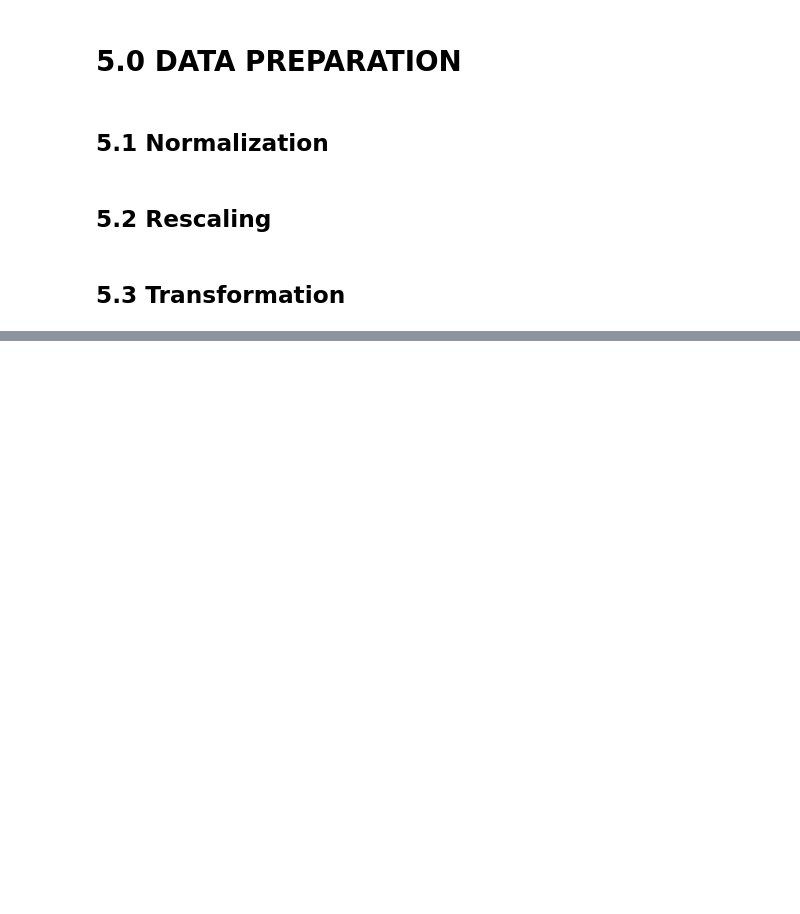
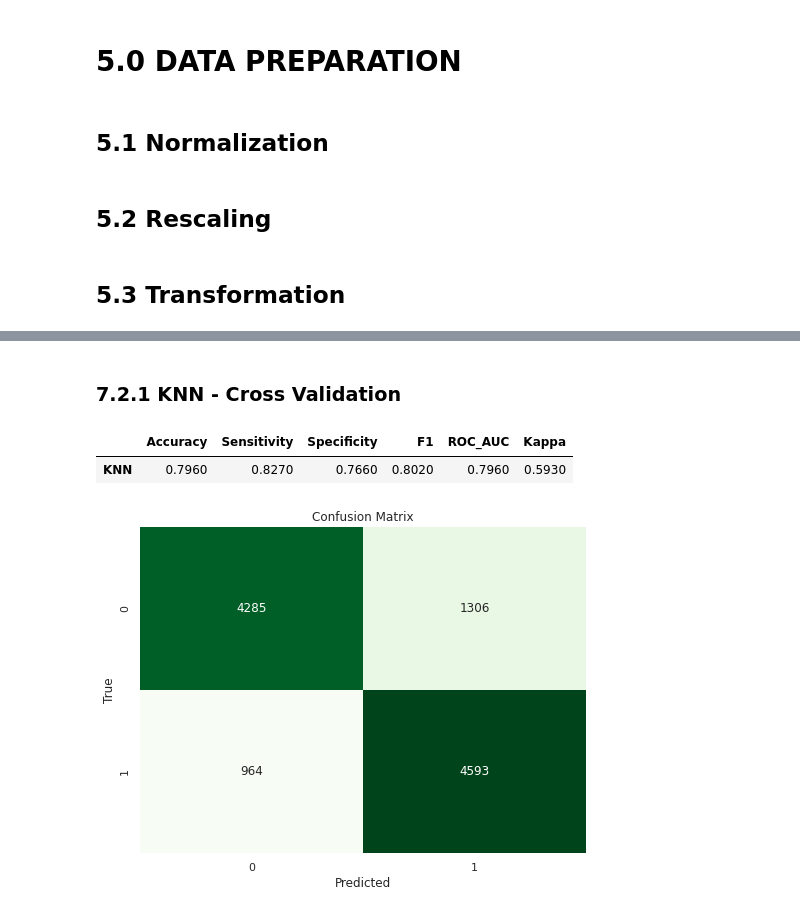
Before and after one commit to ronaldoi9/churn_prediction, a Jupyter notebook: churn_prediction.ipynb, the cells around one changed output, grey strips where cells are left out. Drawn from its saved outputs; the diff is of its cells as text; code cells hidden in the pictures; blank space fills up the shorter version.

```diff
--- a/churn_prediction.ipynb
+++ b/churn_prediction.ipynb
@@ -858,0 +874,10 @@ weighted avg       0.25      0.50      0.33      4778
+# %% [markdown]
+### 7.2.1 KNN - Cross Validation
+# %%
+y_hat = cross_val_predict(knn, X_train_np, y_train_np, cv=10)
+knn_result_cv = algorithm_performance('KNN',y_train_np, y_hat)
+knn_result_cv
+# %% [output]
+|  | Accuracy | Sensitivity | Specificity | F1 | ROC_AUC | Kappa |
+| KNN | 0.7960 | 0.8270 | 0.7660 | 0.8020 | 0.7960 | 0.5930 |
+[figure, added]
```
Also changed, not shown: parts of 64 cells of this notebook.
